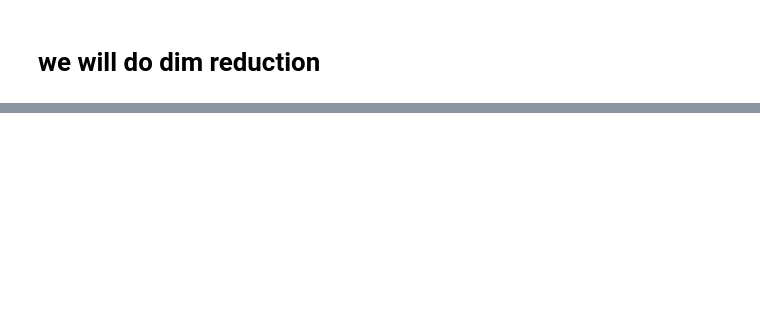
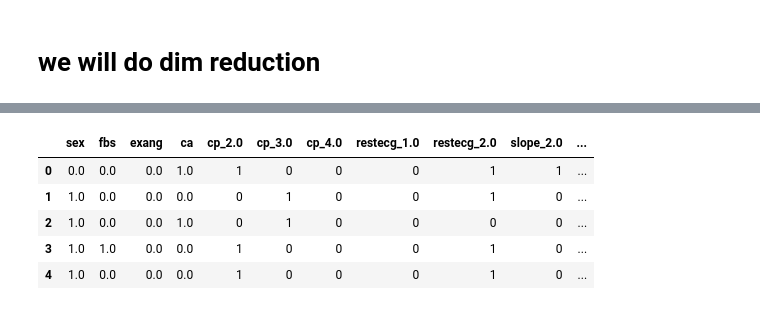
Before and after one commit to Ahmed-Amr777/hearthealth, a Jupyter notebook: notebooks/PCA.ipynb, the cells around one changed output, grey strips where cells are left out. Cells and saved outputs as stored; diff of their text form; code cells hidden in the pictures; blank space fills up the shorter version.

```diff
--- a/notebooks/PCA.ipynb
+++ b/notebooks/PCA.ipynb
@@ -46,5 +53,18 @@ pca_df.head()
 # %%
 to_drop = ['age', 'trestbps', 'chol', 'thalach', 'oldpeak']
 df[['PC1', 'PC2', 'PC3']] = pca_df[['PC1', 'PC2', 'PC3']].values
+test[['PC1', 'PC2', 'PC3']] = pca_test[['PC1', 'PC2', 'PC3']].values
+## just to check the dropped columns are there
+df = df.drop(columns=[col for col in to_drop if col in df.columns])
+test = test.drop(columns=[col for col in to_drop if col in test.columns])
 df.head()
-df.to_csv("../data/pca_heart.csv", index=False)
+df.to_csv("../data/Trained_pca_heart.csv", index=False)
+test.to_csv("../data/Test_pca_heart.csv", index=False)
+df.head()
+# %% [output]
+|  | sex | fbs | exang | ca | cp_2.0 | cp_3.0 | cp_4.0 | restecg_1.0 | restecg_2.0 | slope_2.0 | ... |
+| 0 | 0.0 | 0.0 | 0.0 | 1.0 | 1 | 0 | 0 | 0 | 1 | 1 | ... |
+| 1 | 1.0 | 0.0 | 0.0 | 0.0 | 0 | 1 | 0 | 0 | 1 | 0 | ... |
+| 2 | 1.0 | 0.0 | 0.0 | 1.0 | 0 | 1 | 0 | 0 | 0 | 0 | ... |
+| 3 | 1.0 | 1.0 | 0.0 | 0.0 | 1 | 0 | 0 | 0 | 1 | 0 | ... |
+| 4 | 1.0 | 0.0 | 0.0 | 0.0 | 1 | 0 | 0 | 0 | 1 | 0 | ... |
```
Also changed, not shown: parts of 3 cells of this notebook, 14 other files.
